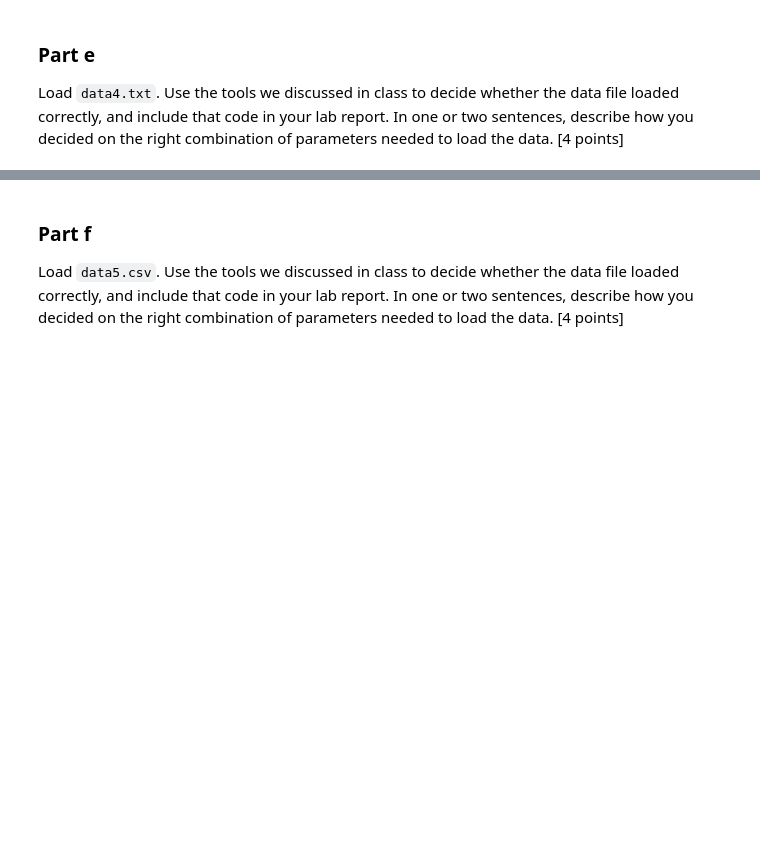
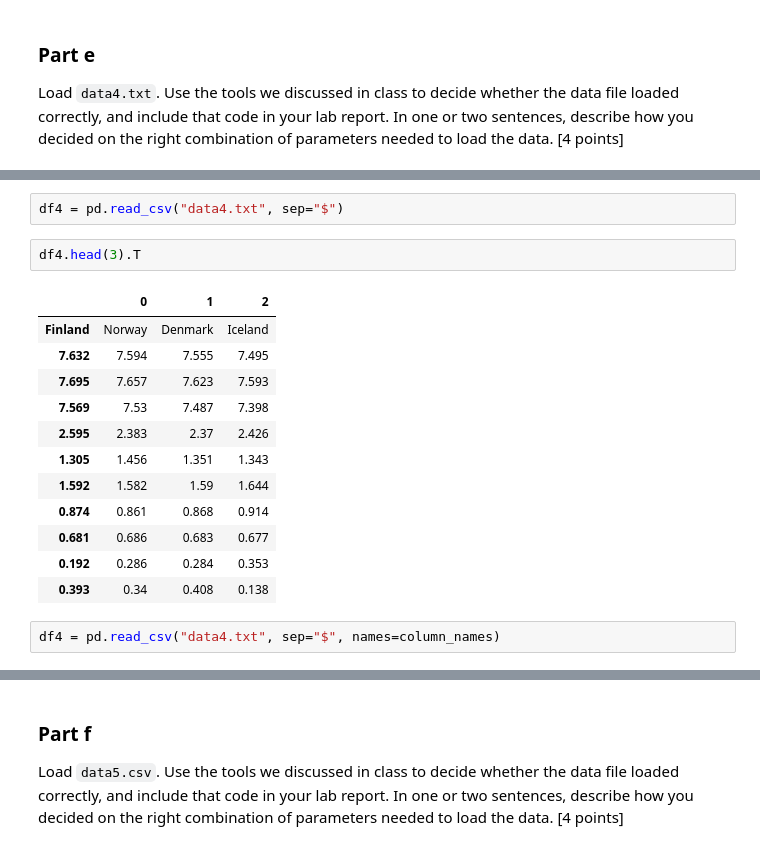
Before and after one commit to rde6mn/DS6001-lab2, a Jupyter notebook: labassignment2.ipynb, the cells around one changed output, grey strips where cells are left out. Drawn from its saved outputs; the diff is of its cells as text; blank space fills up the shorter version.

```diff
--- a/labassignment2.ipynb
+++ b/labassignment2.ipynb
@@ -102,0 +206,19 @@ Load `data4.txt`. Use the tools we discussed in class to decide whether the data
+# %%
+df4 = pd.read_csv("data4.txt", sep="$")
+# %%
+df4.head(3).T
+# %% [output]
+|  | 0 | 1 | 2 |
+| Finland | Norway | Denmark | Iceland |
+| 7.632 | 7.594 | 7.555 | 7.495 |
+| 7.695 | 7.657 | 7.623 | 7.593 |
+| 7.569 | 7.53 | 7.487 | 7.398 |
+| 2.595 | 2.383 | 2.37 | 2.426 |
+| 1.305 | 1.456 | 1.351 | 1.343 |
+| 1.592 | 1.582 | 1.59 | 1.644 |
+| 0.874 | 0.861 | 0.868 | 0.914 |
+| 0.681 | 0.686 | 0.683 | 0.677 |
+| 0.192 | 0.286 | 0.284 | 0.353 |
+| 0.393 | 0.34 | 0.408 | 0.138 |
+# %%
+df4 = pd.read_csv("data4.txt", sep="$", names=column_names)
```
Also changed, not shown: parts of 20 cells of this notebook.
